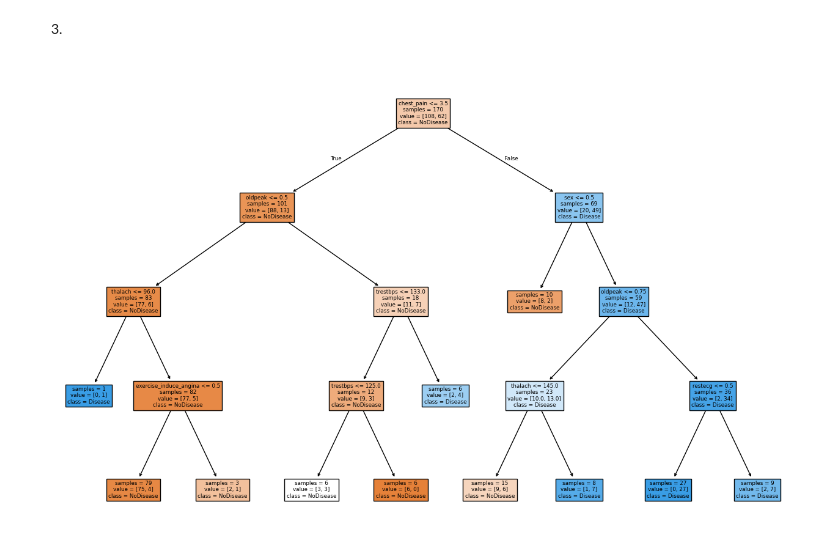
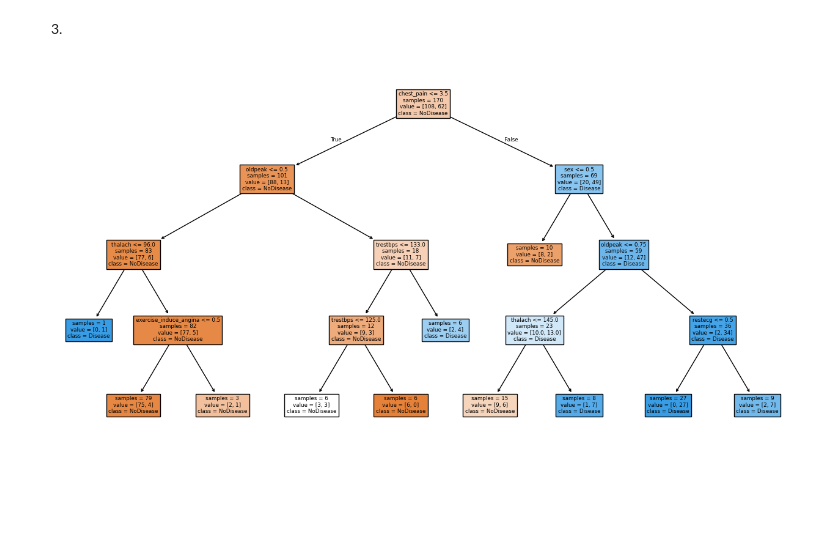
Before and after one commit to robot-mazeee/Machine-Learning-Project, a Jupyter notebook: Homework1/G001_notebook.ipynb, the cells around one changed output. Drawn from its saved outputs; the diff is of its cells as text; code cells hidden in the pictures; blank space fills up the shorter version.

```diff
--- a/Homework1/G001_notebook.ipynb
+++ b/Homework1/G001_notebook.ipynb
@@ -154,28 +154,28 @@ As discussed in the analysis, the decision tree does not generalize well in low
 # %%
 # Split the dataset as required (60-20-20)
 x_train, x_temp, y_train, y_temp = train_test_split(x, y, test_size=0.4, stratify=y, random_state=1)
 x_val, x_test, y_val, y_test = train_test_split(x_temp, y_temp, test_size=0.5, stratify=y_temp, random_state=1)
 
 # Hyperparameter search
 best_model = None
 best_validation_acc = 0
 
 for depth in range(2, 5):
-    for slipt in range(2, 101):
-        model = DecisionTreeClassifier(max_depth=depth, min_samples_split=slipt, random_state=1)
+    for split in range(2, 101):
+        model = DecisionTreeClassifier(max_depth=depth, min_samples_split=split, random_state=1)
         model.fit(x_train, y_train)
 
         validation_acc = accuracy_score(y_val, model.predict(x_val))
         test_acc = accuracy_score(y_test, model.predict(x_test))
 
-        if validation_acc > 0.80 and test_acc > 0.785:
+        if validation_acc >= 0.80 and test_acc >= 0.785:
             if validation_acc > best_validation_acc:
                 best_validation_acc = validation_acc
                 best_model = model
 
 # i. Plot the decision tree
-plt.figure(figsize=(16, 10))
+plt.figure(figsize=(16, 8))
 plot_tree(best_model, feature_names=x.columns, class_names=["NoDisease", "Disease"], filled=True, impurity=False)
 plt.show()
 # %% [output]
-[figure, old version]
+[figure, new version]
```
Also changed, not shown: parts of 3 cells of this notebook.
